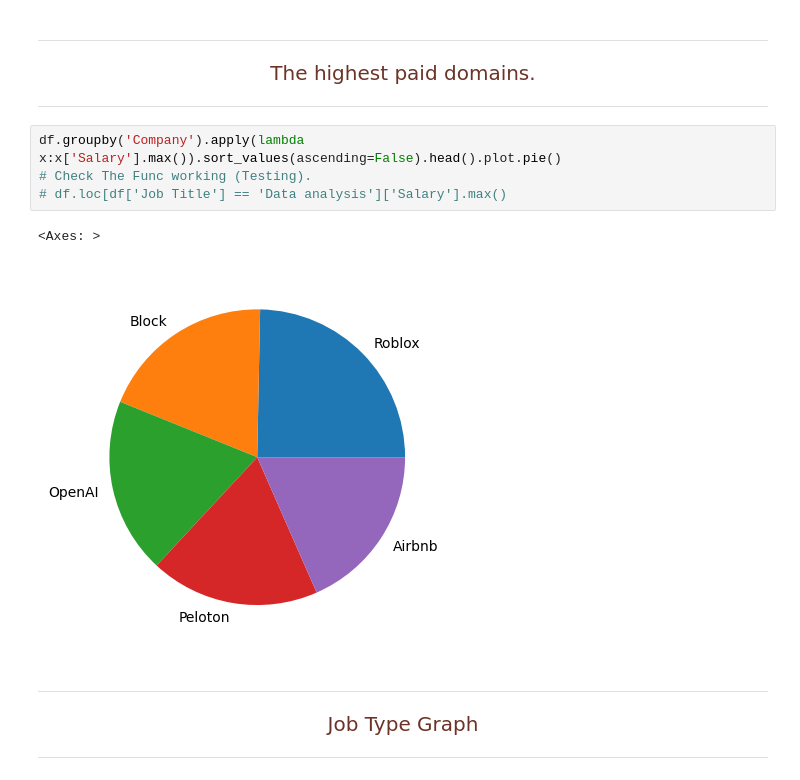
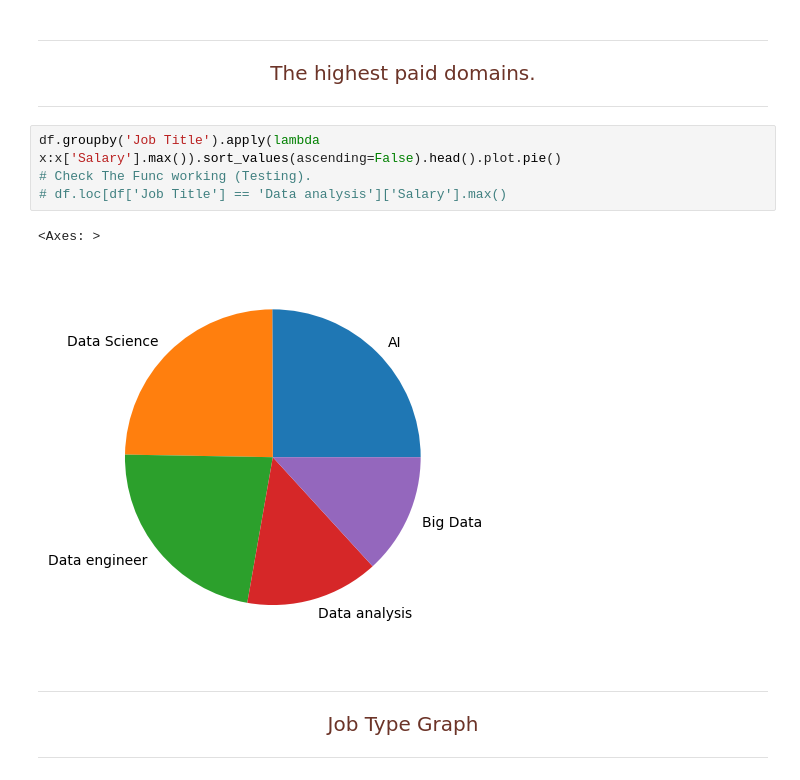
Before and after one commit to yassinessadi/data-engineer-youcode, a Jupyter notebook: Brief_github_job_opportunities/job_opportunities_data.ipynb, the cells around one changed output. Saved outputs shown, nothing was run; the diff lists cells and outputs as text.

```diff
--- a/Brief_github_job_opportunities/job_opportunities_data.ipynb
+++ b/Brief_github_job_opportunities/job_opportunities_data.ipynb
@@ -207,12 +207,12 @@ df['Job Title'].value_counts().sort_values(ascending=False).head().plot(kind = '
 <p style='color:#6C3428;font-size:20px;text-align:center;'>The highest paid domains.</p>
 <hr style='color:#BA704F;'>
 # %%
-df.groupby('Company').apply(lambda x:x['Salary'].max()).sort_values(ascending=False).head().plot.pie()
+df.groupby('Job Title').apply(lambda x:x['Salary'].max()).sort_values(ascending=False).head().plot.pie()
 # Check The Func working (Testing).
 # df.loc[df['Job Title'] == 'Data analysis']['Salary'].max()
 # %% [output]
 <Axes: >
-[figure, old version]
+[figure, new version]
 # %% [markdown]
 <hr style='color:#BA704F;'>
 <p style='color:#6C3428;font-size:20px;text-align:center;'>Job Type Graph</p>
```
